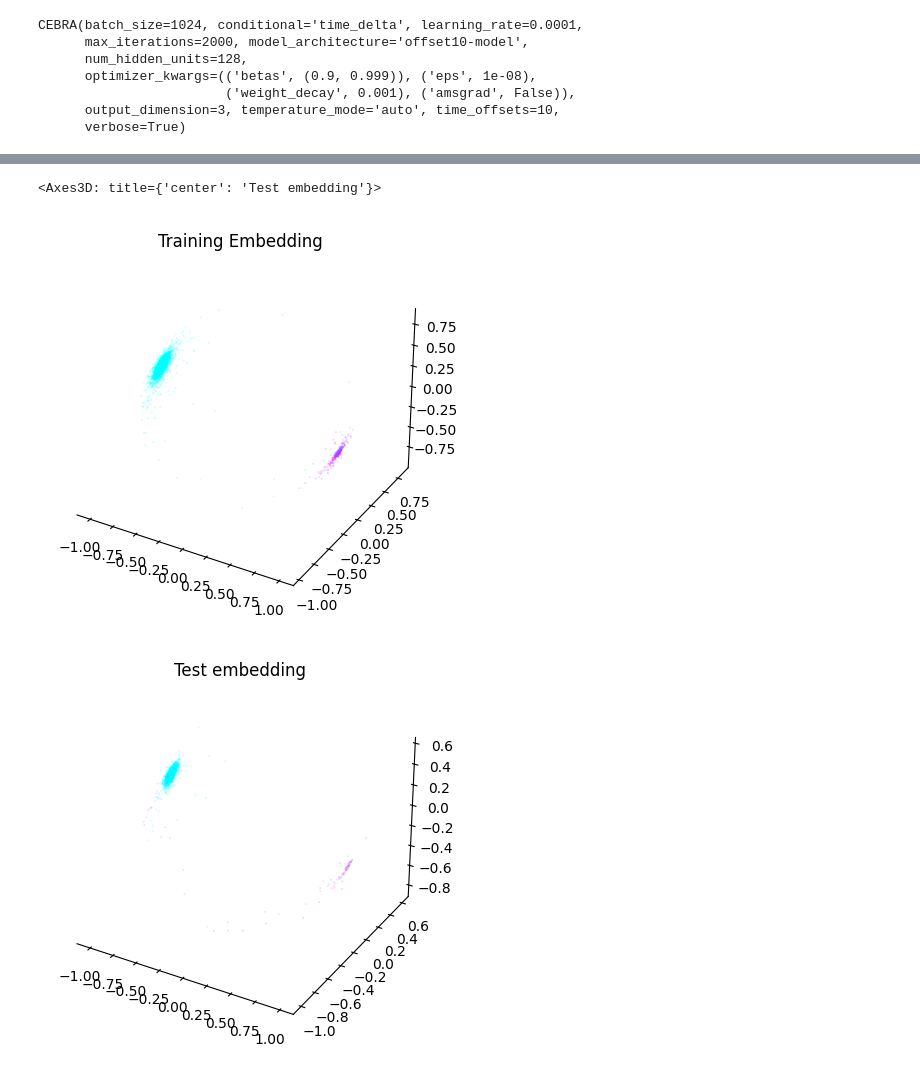
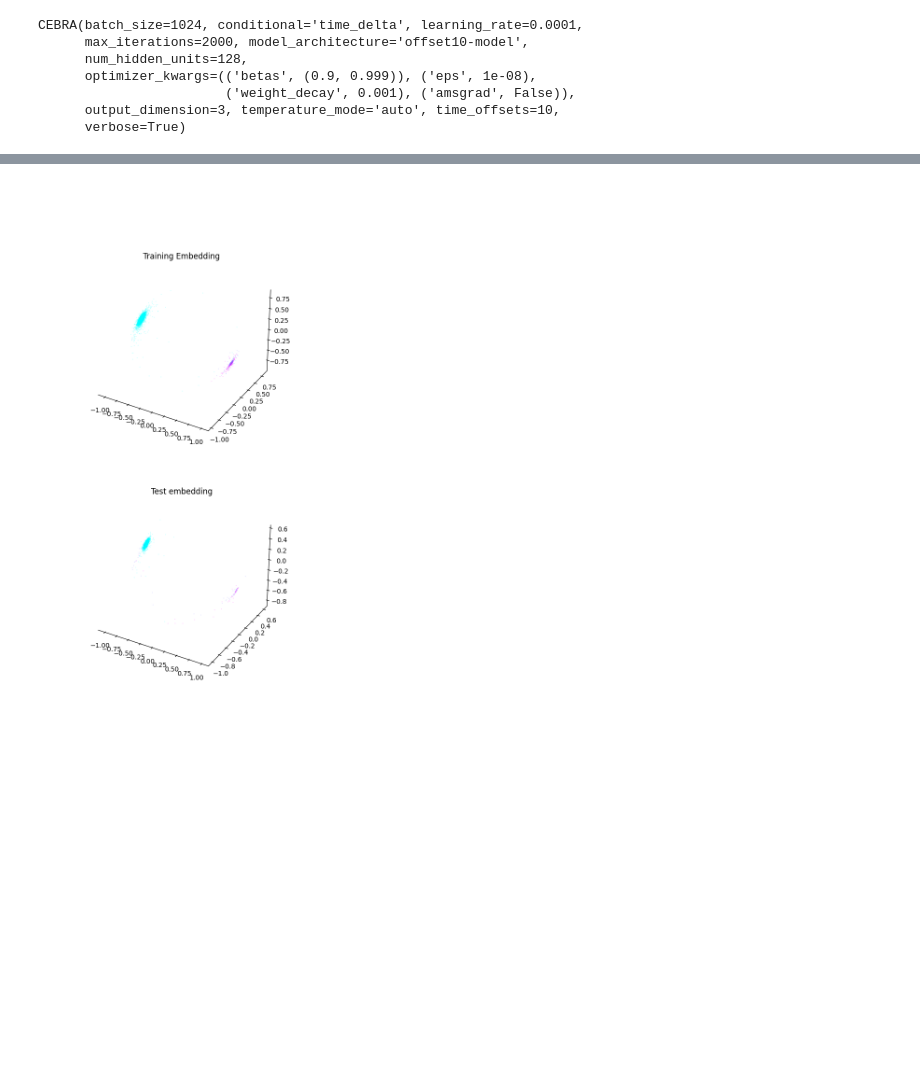
Before and after one commit to tomhagley6/czebra, a Jupyter notebook: test_notebooks/230829/decode_stimulus_laterality_supervised_inferred_spikes_predict-on-train.ipynb, the cells around one changed output, grey strips where cells are left out. Cells and saved outputs as stored; diff of their text form; code cells hidden in the pictures; blank space fills up the shorter version.

```diff
--- a/test_notebooks/230829/decode_stimulus_laterality_supervised_inferred_spikes_predict-on-train.ipynb
+++ b/test_notebooks/230829/decode_stimulus_laterality_supervised_inferred_spikes_predict-on-train.ipynb
@@ -47,10 +50,10 @@ global SAVE_MODEL              # save model to models folder
 global SAVE_FIGS               # automatically save figures generated
 global STIM_TYPES              # dictionary of stim types to stim numbers
 global STIMS                   # relevant stims for model
-global STIM_MASKS              # remove?
 global TRAINING_TEST_SPLIT     # split fraction for embedding model
 global STIM_LENGTH_FRAMES      # the length in frames of stimuli, assuming all stimuli have equal duration
 global HALF_STIM_MASK          # only use the second half of stimuli for training the model
+global PREDICT_ON_TRAIN        # for decoder, do both training and prediciton on the training set
 
 LABEL = 'spot'                                                          # set as '' for time-contrastive
 EXTRA_LABEL = 'second-half-stims_deconv'
@@ -58,22 +61,22 @@ FILEPATH = dat_files[1]
 DATA_PATH = '/home/tomh/Documents/projects/czebra/test_notebooks/data/'
 MODELPATH_ROOT = '/home/tomh/Documents/projects/czebra/archived_models/'
 MODELPATH_DATE = '230828/'
-MODEL_VER = 2
+MODEL_VER = 1
 TIMESTEPS = None                                                        # set as None to use all timepoints
 ROIS = 10000
 ITERS = 2000
 LOAD_DATA = True
 SAVE_DATA = False
-LOAD_MODEL = False
-SAVE_MODEL = True
-SAVE_FIGS = True
+LOAD_MODEL = True
+SAVE_MODEL = False
+SAVE_FIGS = False
 STIM_TYPES = {'left_spot':0, 'right_spot':1,  \
               'open_loop_grating':2, 'closed_loop_grating':3}
 STIMS = ['left_spot', 'right_spot']
-STIM_MASKS = [['left_spot', 'right_spot']]
 TRAINING_TEST_SPLIT = 0.8
 STIM_LENGTH_FRAMES = 22
 HALF_STIM_MASK = True
+PREDICT_ON_TRAIN = True
 # %%
 ### define model ###
 
@@ -421,22 +401,24 @@ full_model_path
 # %%
 ### generate/plot embeddings ###
 
-# CEBRA's plot_embedding function is bugged
-# fig = plt.figure(figsize=(6,12)
-# ax1 = plt.subplot(211)
-# ax2 = plt.subplot(212)
+# # CEBRA's plot_embedding function is bugged
+fig = plt.figure(figsize=(6,12))
+ax1 = plt.subplot(211, projection='3d')
+ax2 = plt.subplot(212, projection='3d')
 
 # trained embedding
 embedding_train = cebra_stim_on_model.transform(neural_train)
-cebra.plot_embedding(embedding=embedding_train, embedding_labels=discrete_train, cmap='cool', title="Training Embedding")
+cebra.plot_embedding(embedding=embedding_train, embedding_labels=discrete_train, ax=ax1, cmap='cool', title="Training Embedding")
 
 # test embedding
 embedding_test = cebra_stim_on_model.transform(neural_test)
-cebra.plot_embedding(embedding=embedding_test, embedding_labels=discrete_test, cmap='cool', title="Test embedding")
+cebra.plot_embedding(embedding=embedding_test, embedding_labels=discrete_test, ax=ax2, cmap='cool', title="Test embedding")
+
+if SAVE_FIGS:
+    # save this figure to the model folder
+    plt.savefig(f"{model_dir}/v{MODEL_VER}_embeddings")
 # %% [output]
-<Axes3D: title={'center': 'Test embedding'}>
-[figure, old version]
+[figure, new version]
-[figure, removed]
 # %%
 ### plot loss and temperature ###
 
```
Also changed, not shown: parts of 20 cells of this notebook, 5 other files.
